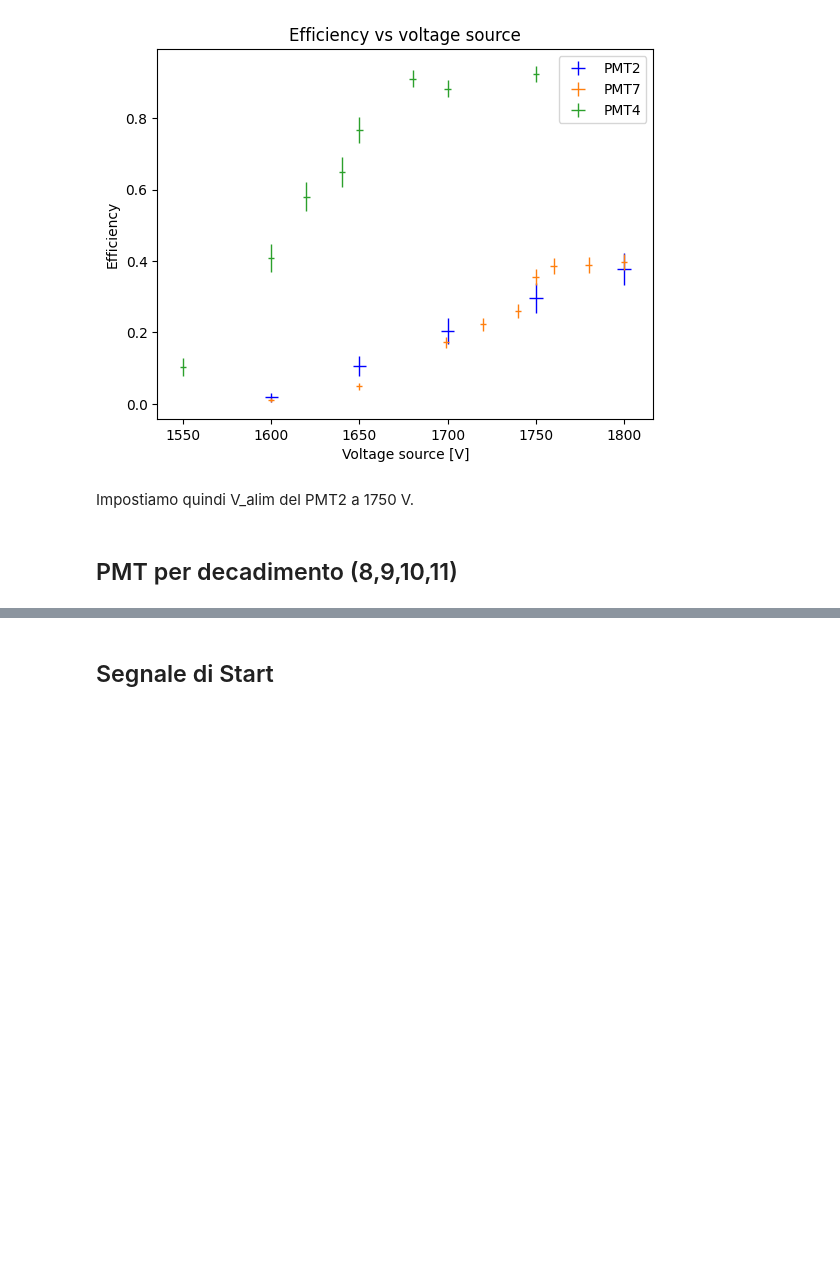
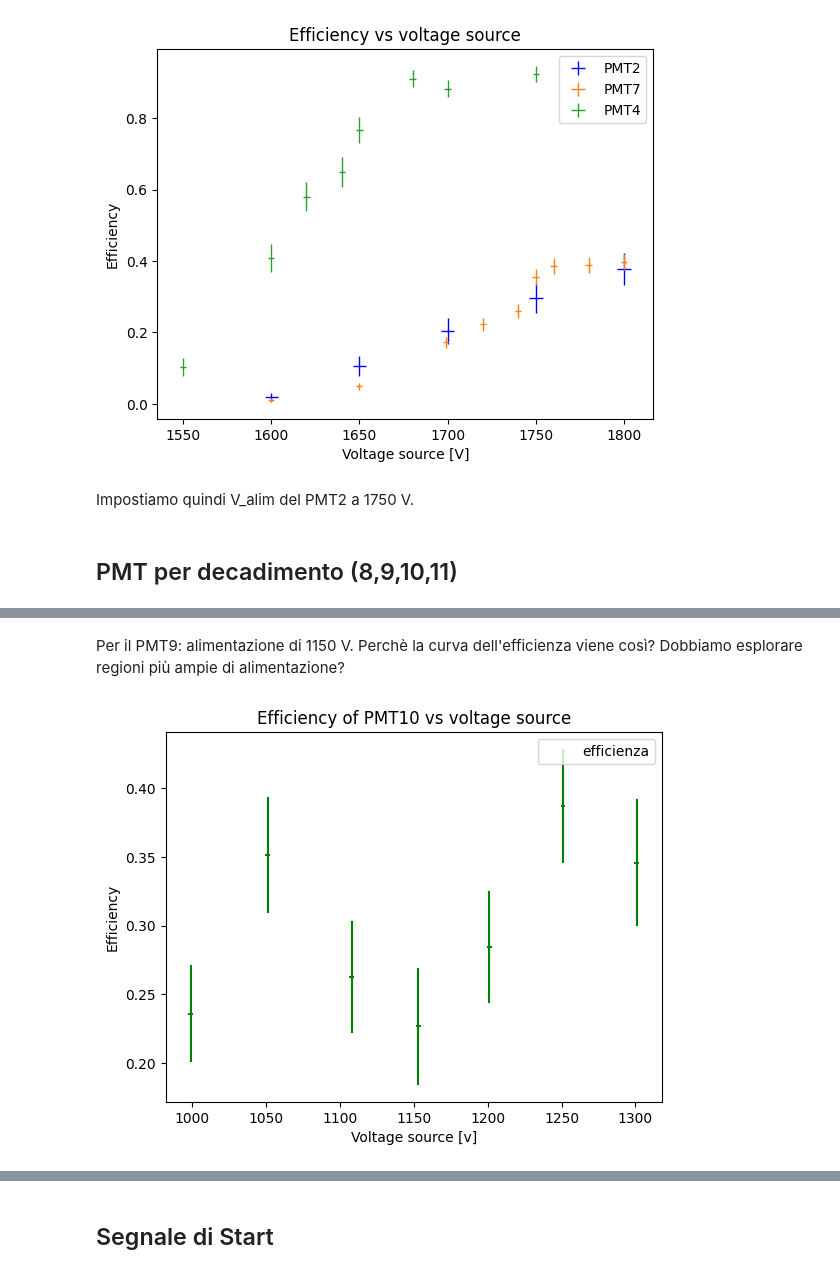
Before and after one commit to zenith378/MuLife, a Jupyter notebook: Logbook.ipynb, the cells around one changed output, grey strips where cells are left out. Cells and saved outputs as stored; diff of their text form; code cells hidden in the pictures; blank space fills up the shorter version.

```diff
--- a/Logbook.ipynb
+++ b/Logbook.ipynb
@@ -165,0 +216,17 @@ Osserviamo i segnali del PMT8. Impostiamo un'alimentazione di 1126 V e una sogli
+# %% [markdown]
+Per il PMT9: alimentazione di 1150 V. Perchè la curva dell'efficienza viene così? Dobbiamo esplorare regioni più ampie di alimentazione?
+# %%
+df_eff10 = pd.read_csv("./Dati/Punto_di_lavor/PMT10.txt",sep=";")
+
+df_eff10['efficienza']=df_eff10['2&10&1']/(df_eff10['2&1'])
+df_eff10['err_V']=(df_eff10['V_10']*0.0005+1)
+df_eff10['err_eff']=np.sqrt(df_eff10['efficienza']*(1-df_eff10['efficienza'])/(df_eff10['2&1']))
+df_eff10['err_tri']=np.sqrt(df_eff10['efficienza']*(1-df_eff10['efficienza'])*(df_eff10['2&1']))
+fig_10=df_eff10.plot(x='V_10',y='efficienza',
+             title='Efficiency of PMT10 vs voltage source',
+             xlabel='Voltage source [v]',ylabel='Efficiency',xerr='err_V',yerr='err_eff',style='.',color='green',linestyle='None'
+                ).get_figure()
+
+fig_10.savefig('./Plots/Punti di lavoro/eff_10.pdf')
+# %% [output]
+[figure, added]
```
Also changed, not shown: parts of 18 cells of this notebook, 12 other files.
